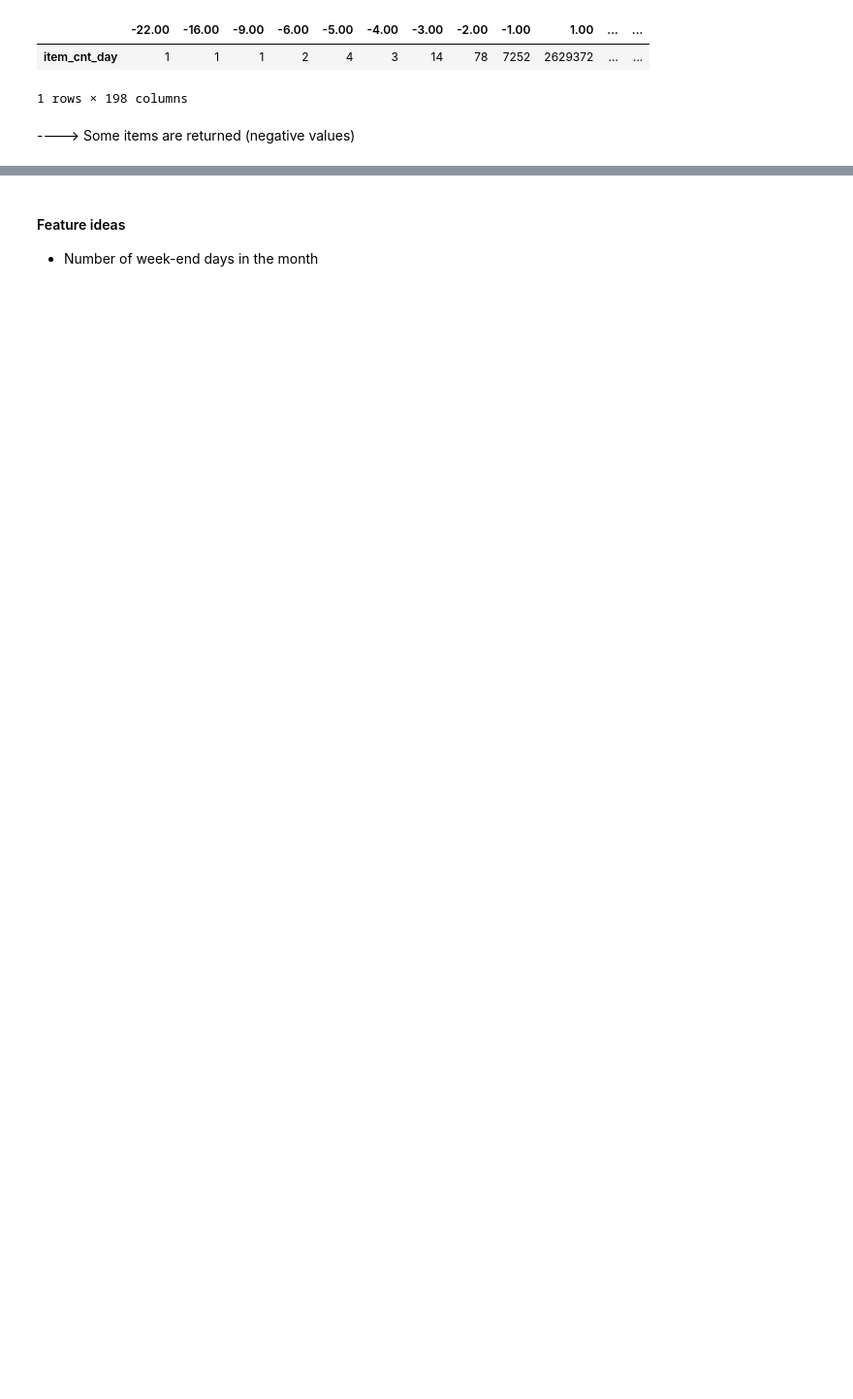
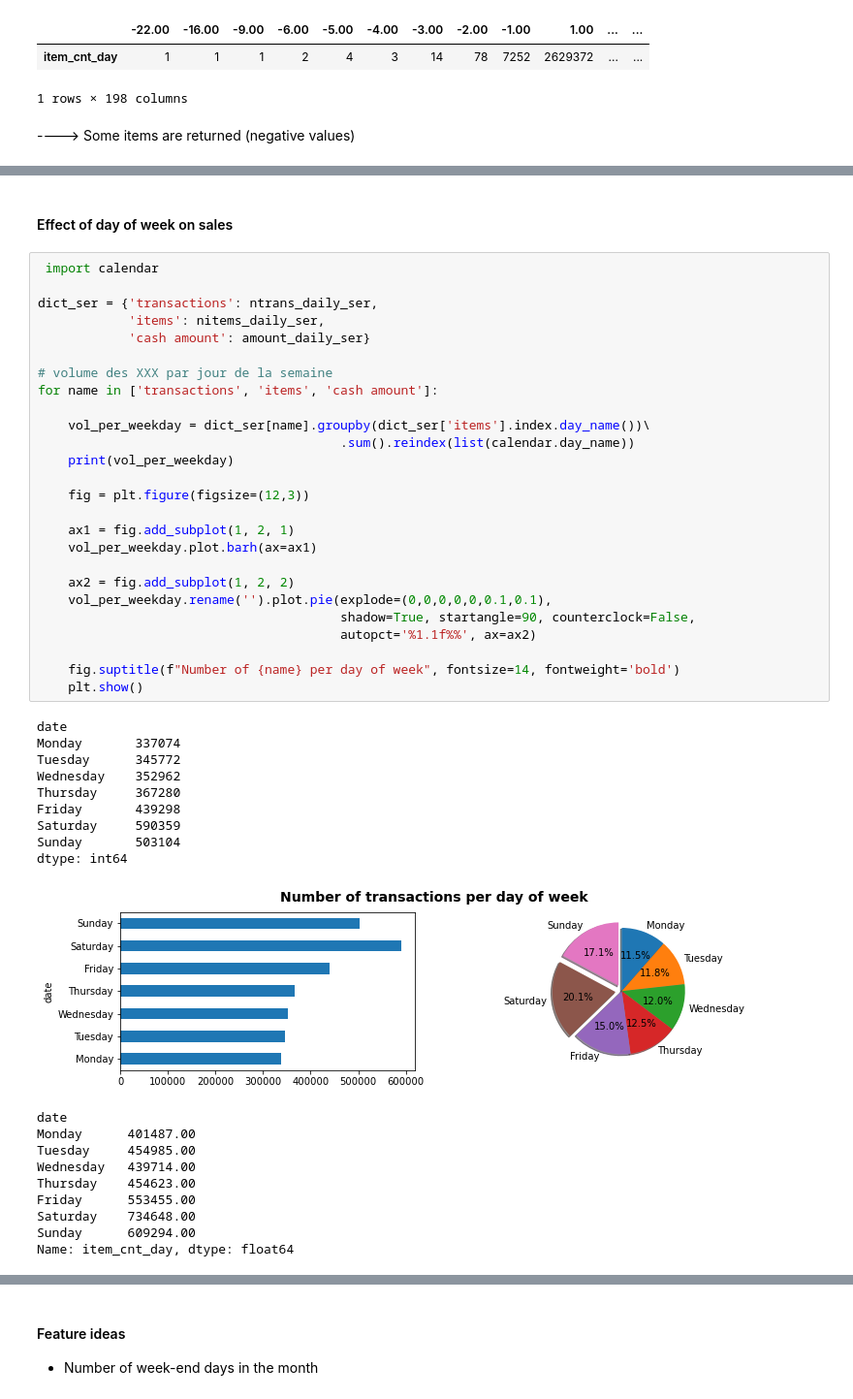
Before and after one commit to SmellyArmure/KA_Predict_Future_Sales, a Jupyter notebook: K1_cleaning.ipynb, the cells around one changed output, grey strips where cells are left out. Shown at 97% size. Saved outputs shown, nothing was run; the diff lists cells and outputs as text; blank space fills up the shorter version.

```diff
--- a/K1_cleaning.ipynb
+++ b/K1_cleaning.ipynb
@@ -493,0 +478,48 @@ plot_cat_histograms(df=X_train,
+# %% [markdown]
+#### Effect of day of week on sales
+# %%
+ import calendar
+
+dict_ser = {'transactions': ntrans_daily_ser,
+            'items': nitems_daily_ser,
+            'cash amount': amount_daily_ser}
+
+# volume des XXX par jour de la semaine
+for name in ['transactions', 'items', 'cash amount']:
+
+    vol_per_weekday = dict_ser[name].groupby(dict_ser['items'].index.day_name())\
+                                        .sum().reindex(list(calendar.day_name))
+    print(vol_per_weekday)
+
+    fig = plt.figure(figsize=(12,3))
+
+    ax1 = fig.add_subplot(1, 2, 1)
+    vol_per_weekday.plot.barh(ax=ax1)
+
+    ax2 = fig.add_subplot(1, 2, 2)
+    vol_per_weekday.rename('').plot.pie(explode=(0,0,0,0,0,0.1,0.1),
+                                        shadow=True, startangle=90, counterclock=False,
+                                        autopct='%1.1f%%', ax=ax2)
+
+    fig.suptitle(f"Number of {name} per day of week", fontsize=14, fontweight='bold')
+    plt.show()
+# %% [output]
+date
+Monday       337074
+Tuesday      345772
+Wednesday    352962
+Thursday     367280
+Friday       439298
+Saturday     590359
+Sunday       503104
+dtype: int64
+[figure, added]
+date
+Monday      401487.00
+Tuesday     454985.00
+Wednesday   439714.00
+Thursday    454623.00
+Friday      553455.00
+Saturday    734648.00
+Sunday      609294.00
+Name: item_cnt_day, dtype: float64
```
Also changed, not shown: parts of 73 cells of this notebook, 1 other file.
